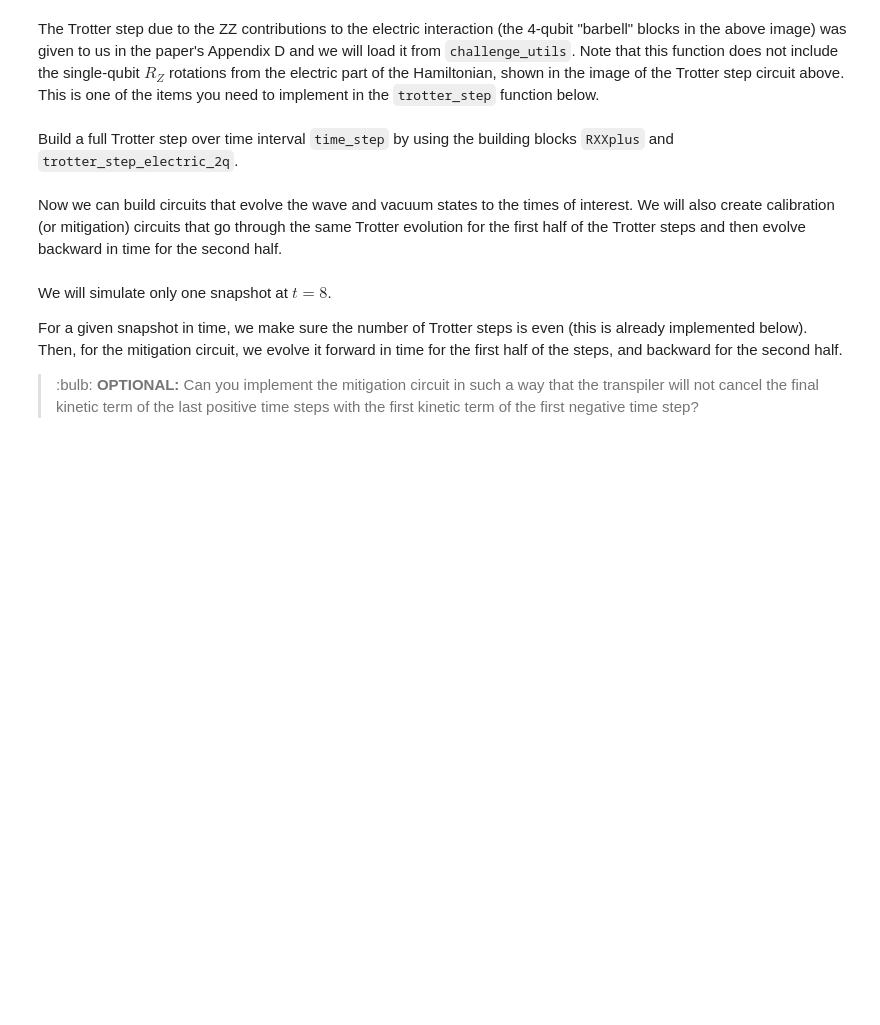
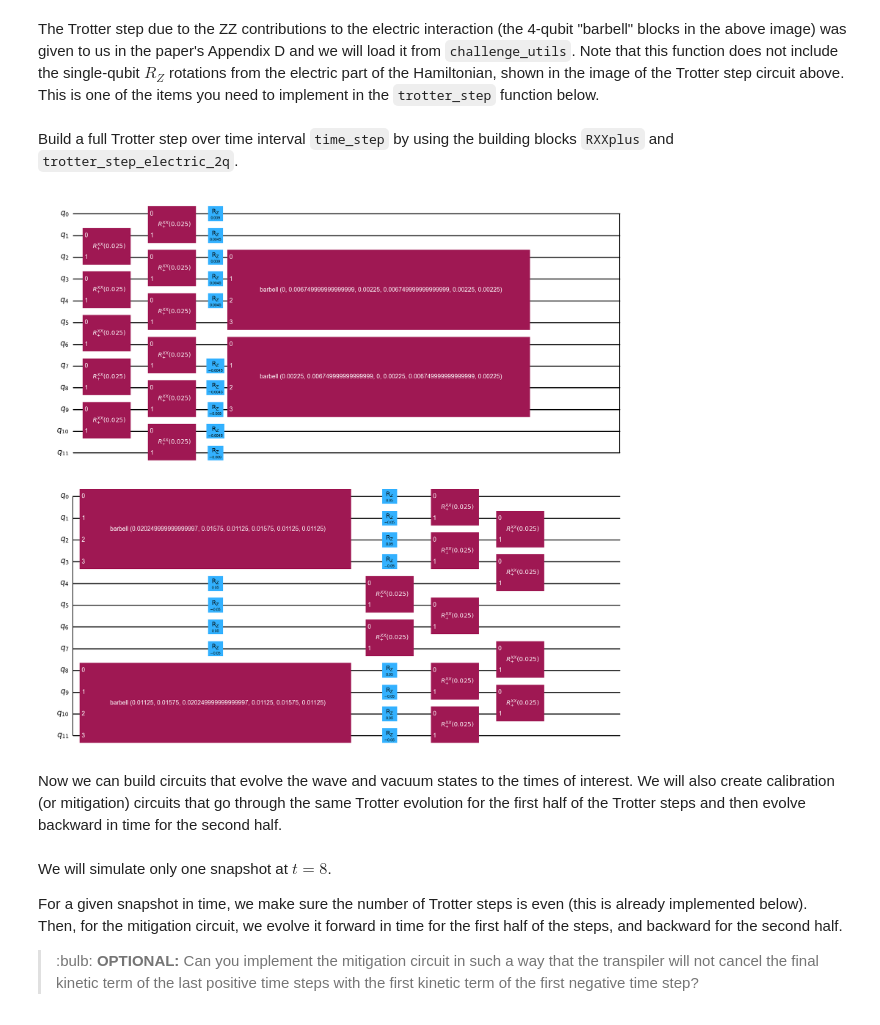
Before and after one commit to picalexs/R2P_Capstone, a Jupyter notebook: hadron-schwinger/ch3_hadron-schwinger.ipynb, the cells around one changed output. Drawn from its saved outputs; the diff is of its cells as text; code cells hidden in the pictures; blank space fills up the shorter version.

Commit message:
Exercises 1-4 / Step 1: completed

```diff
--- a/hadron-schwinger/ch3_hadron-schwinger.ipynb
+++ b/hadron-schwinger/ch3_hadron-schwinger.ipynb
@@ -589,7 +731,10 @@ def trotter_step(qc: QuantumCircuit, L: int, time_step: float, m: float, g: floa
     # BEGIN ANSWER
 
     # Implement H_kin over t/2
-
+    for n in range(L-1):
+        qc.append(RXXplus(time_step/4), [2*n+1, 2*n+2])
+    for n in range(L):
+        qc.append(RXXplus(time_step/4), [2*n, 2*n+1])
 
     # Implement H_el over t [ALREADY FILLED IN; NO NEED TO ADD CODE TO THIS PART]
     for n in range(L//2 - 1):
@@ -603,14 +748,29 @@ def trotter_step(qc: QuantumCircuit, L: int, time_step: float, m: float, g: floa
     qc = trotter_step_electric_2q(qc, L, time_step, g)
 
     # Implement H_m over t
-
+    for n in range(2 * L):
+        if n % 2 == 0:
+            qc.rz(m * time_step, n)
+        else:
+            qc.rz(-m * time_step, n)
 
     # Finally, implement H_kin over t/2 (note the reversed order)
-
+    for n in range(L):
+        qc.append(RXXplus(time_step/4), [2*n, 2*n+1])
+    for n in range(L-1):
+        qc.append(RXXplus(time_step/4), [2*n+1, 2*n+2])
 
     # END ANSWER
 
     return qc
+# %%
+# code cell for circuit visualization
+test_L = 6
+circuit = QuantumCircuit(2 * test_L)
+circuit = trotter_step(circuit, test_L, 0.1, 0.5, 0.3)
+display(circuit.draw('mpl'))
+# %% [output]
+[figure, added]
 # %% [markdown]
 Now we can build circuits that evolve the wave and vacuum states to the times of interest. We will also create calibration (or mitigation) circuits that go through the same Trotter evolution for the first half of the Trotter steps and then evolve backward in time for the second half.
 # %% [markdown]
```
Also changed, not shown: parts of 17 cells of this notebook.
